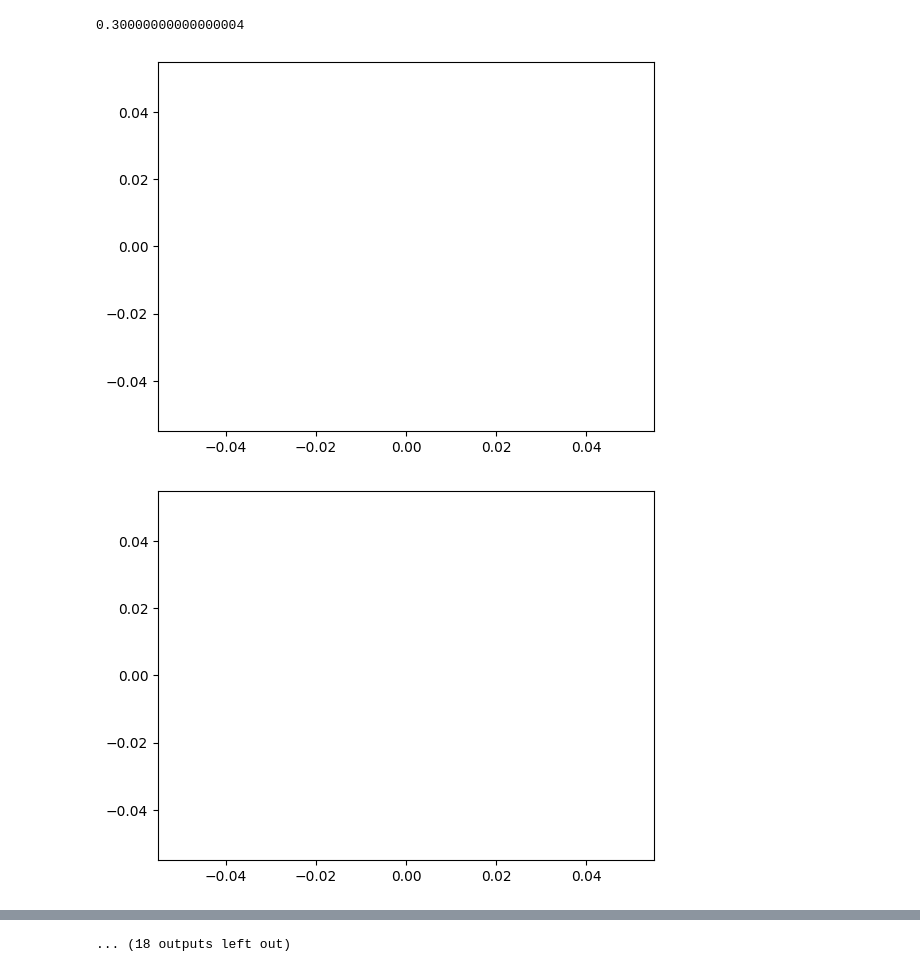
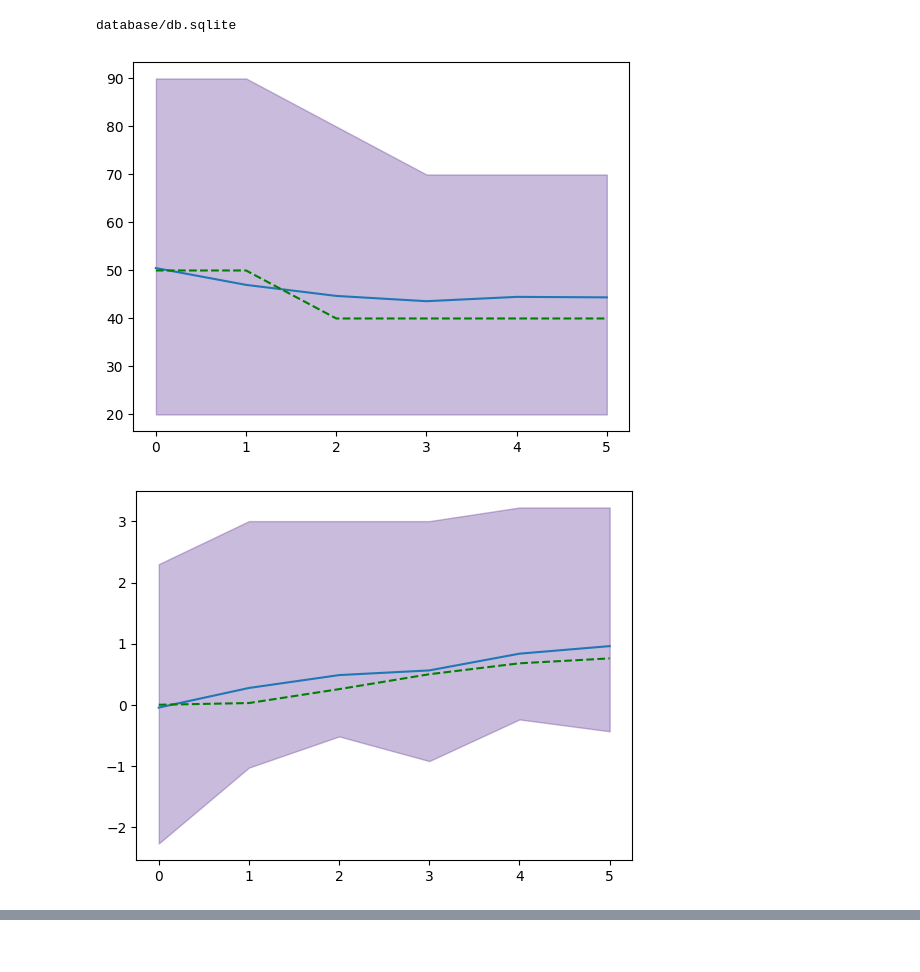
Before and after one commit to bobykhani/revolve2, a Jupyter notebook: experiments/optimize_modular_v2/analysis_v3.ipynb, the cells around one changed output, grey strips where cells are left out. Cells and saved outputs as stored; diff of their text form; code cells hidden in the pictures.

Commit message:
evolvable mask fixed - still need to add parameters in optimizer

```diff
--- a/experiments/optimize_modular_v2/analysis_v3.ipynb
+++ b/experiments/optimize_modular_v2/analysis_v3.ipynb
@@ -6,8 +6,8 @@ import matplotlib.pyplot as plt
 all_data_values = pd.DataFrame()
 all_data_generation = pd.DataFrame()
 all_data_individual = pd.DataFrame()
-for i in range(1,10):
-    db_path = "database_"+str(i)+"/db.sqlite"
+for i in range(1,2):
+    db_path = "database"+"/db.sqlite"
     print(db_path)
     con = sqlite3.connect(db_path)
     cur = con.cursor()
@@ -45,3 +37,32 @@ database_9/db.sqlite
+# %%
+all_data_values = pd.DataFrame()
+all_data_generation = pd.DataFrame()
+all_data_individual = pd.DataFrame()
+db_path = "database"+"/db.sqlite"
+print(db_path)
+con = sqlite3.connect(db_path)
+cur = con.cursor()
+res = cur.execute("SELECT * FROM float")
+names = list(map(lambda x: x[0], cur.description))
+values = res.fetchall()
+values = pd.DataFrame(values,columns=names)
+
+res = cur.execute("SELECT * FROM ea_optimizer_generation")
+names = list(map(lambda x: x[0], cur.description))
+generation = res.fetchall()
+generation = pd.DataFrame(generation,columns=names)
+
+res = cur.execute("SELECT * FROM ea_optimizer_individual")
+names = list(map(lambda x: x[0], cur.description))
+individual = res.fetchall()
+individual = pd.DataFrame(individual,columns=names)
+
+con.close()
+all_data_values = all_data_values.append(values)
+all_data_generation = all_data_generation.append(generation)
+all_data_individual = all_data_individual.append(individual)
+# %% [output]
+database/db.sqlite
 # %%
 fmix = all_data_generation.set_index('individual_id','run_num').join(all_data_individual.set_index('individual_id','run_num'),lsuffix='l')
 fmix
@@ -57,36 +78,34 @@ cols = 'generation_index','age', 'inverse_age',\
        'branching_prop', 'extremities', 'extensiveness', 'extremities_prop',\
        'extensiveness_prop', 'width', 'height', 'coverage', 'proportion',\
        'symmetry', 'hinge_ratio', 'run_num','bone_size_avg'
-# %%
-plot_data_max['bone_size_avg'].max()*1.5
-# %% [output]
-0.30000000000000004
 # %%
 #measure = 'height'
+
+cols = ['sum_mask','speed_y']
 for i in cols:
     try:
         clr = plt.cm.Purples(0.9)
         plot_data_min = full[['generation_index',i]].groupby(['generation_index']).min()
         plot_data_max = full[['generation_index',i]].groupby(['generation_index']).max()
         plot_data = full[['generation_index',i]].groupby(['generation_index']).mean()
         plot_data_median = full[['generation_index',i]].groupby(['generation_index']).median()
         fig=plt.figure()
         ax = fig.add_subplot(111)
         ax.plot(plot_data.index,plot_data[i],label = 'mean')
         ax.plot(plot_data_median.index,plot_data_median[i],label = 'median',color='green',linestyle='dashed')
         ax.fill_between(plot_data[i].index, plot_data_min[i], plot_data_max[i], alpha=0.3, edgecolor=clr, facecolor=clr)
         #aplt.plot(plot_data_min.index,plot_data_min[i],label = 'min')
         # plt.plot(plot_data_max.index,plot_data_max[i],label = 'max')
         ax.set_ylim([plot_data_min[i]-2.5,plot_data_max[i]*1.5])
         #plt.update_layout(yaxis_range=[plot_data_min[i].min()-2.5,plot_data_max[i].max()*1.5])
 
         plt.title(i)
         #plt.title = i
         #plt.show()
         plt.savefig('plots/'+i+'.png')
         plt.show()
     except:
         continue
 # %% [output]
-[figure, old version]
+[figure, new version]
-[figure, old version]
+[figure, new version]
@@ -103 +111,0 @@ for i in cols:
-... (18 outputs left out)
```
Also changed, not shown: parts of 7 cells of this notebook, 9 other files.
